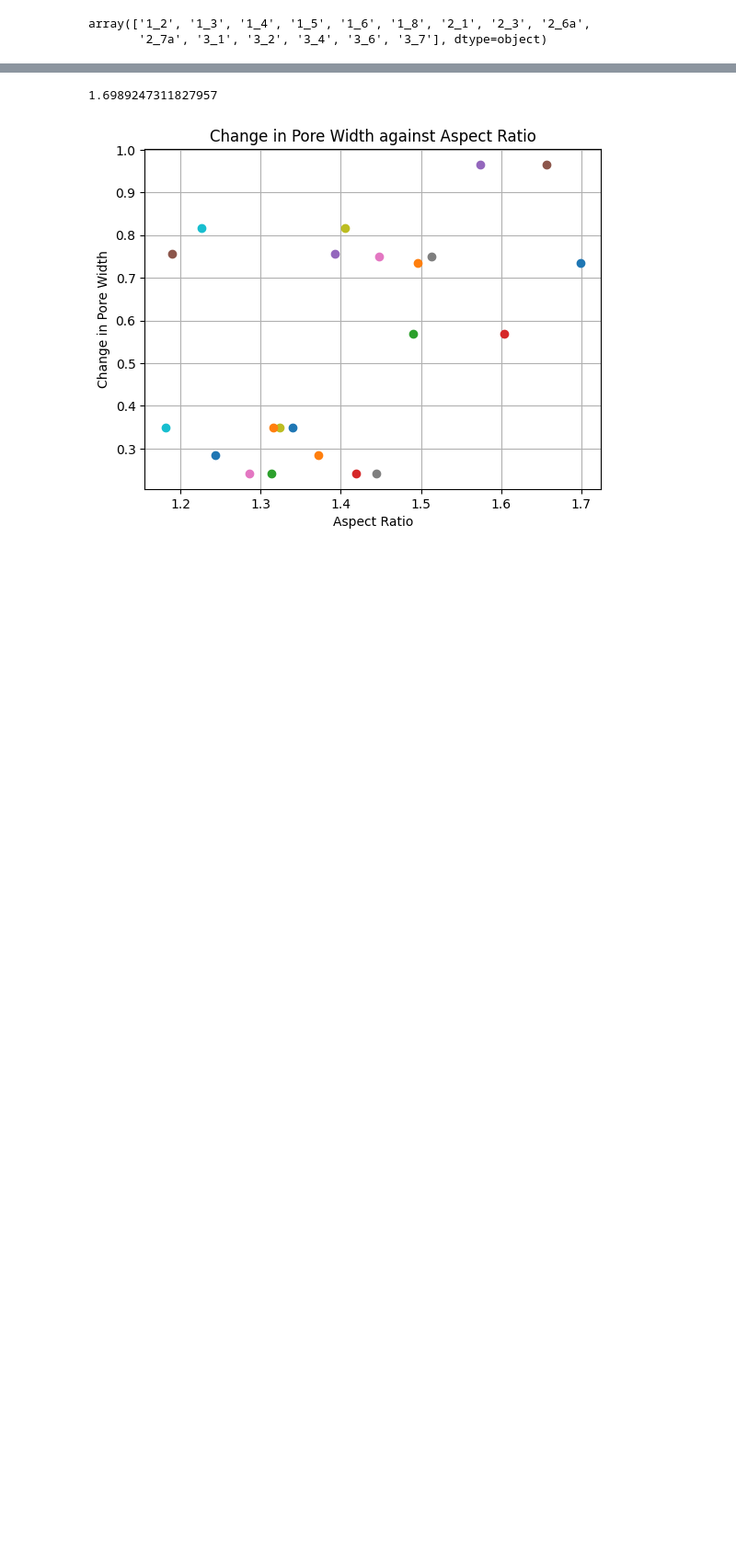
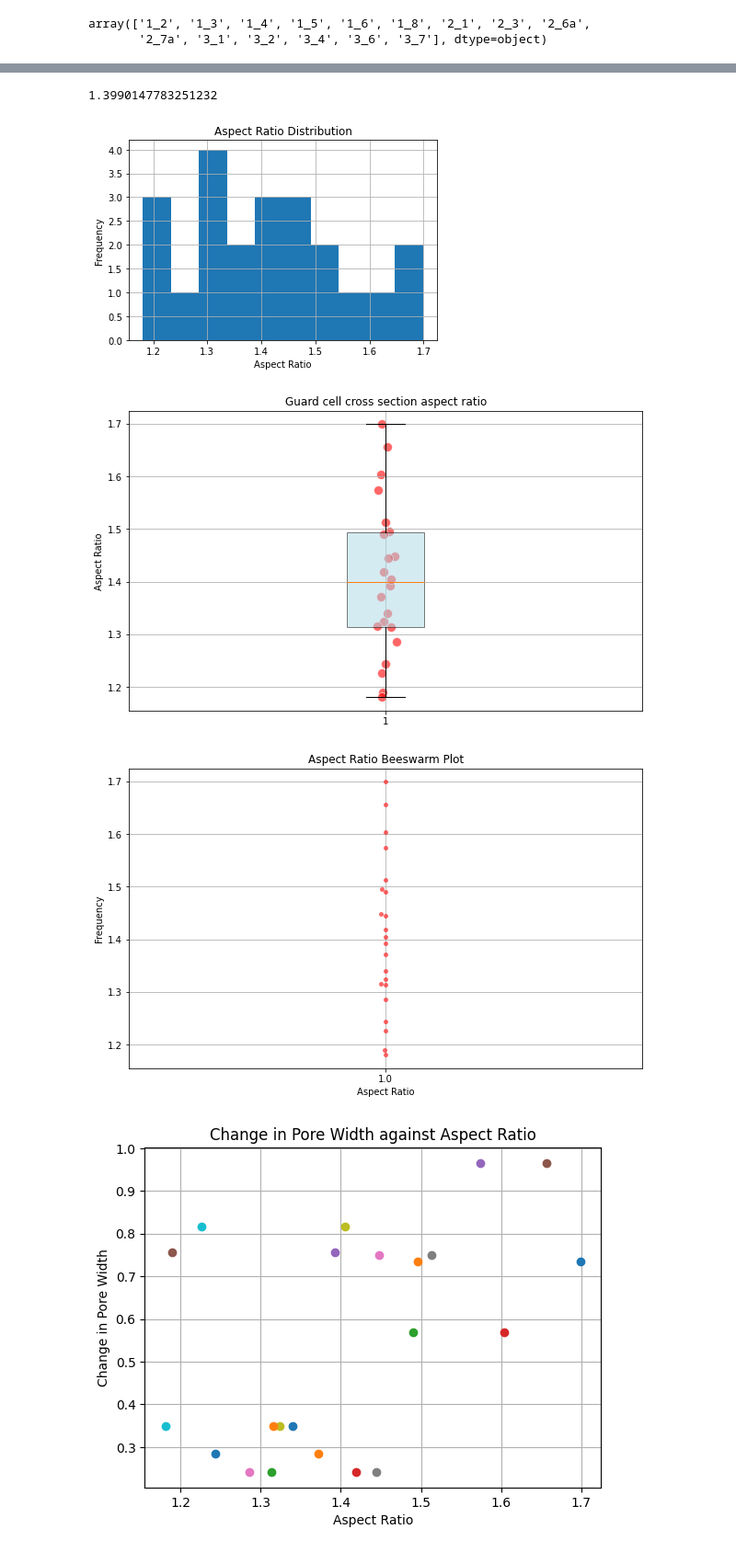
Before and after one commit to mtomtom/onion-stomatal-geometry, a Jupyter notebook: output/results.ipynb, the cells around one changed output, grey strips where cells are left out. Shown at 92% size. Saved outputs shown, nothing was run; the diff lists cells and outputs as text; code cells hidden in the pictures; blank space fills up the shorter version.

```diff
--- a/output/results.ipynb
+++ b/output/results.ipynb
@@ -277,7 +277,62 @@ sum(metrics) / len(metrics)
-# %%
-metrics[0]
-# %% [output]
-1.6989247311827957
+# %%
+import numpy as np
+np.median(metrics)
+# %% [output]
+1.3990147783251232
+# %%
+## Plot the spread of the aspect ratios (found in metrics)
+
+plt.hist(metrics, bins=10)
+plt.xlabel('Aspect Ratio')
+plt.ylabel('Frequency')
+plt.title('Aspect Ratio Distribution')
+plt.grid(True)
+plt.show()
+
+## Plot it as a boxplot, with the individual data points overlaid
+
+# Create a box plot with individual data points overlaid
+plt.figure(figsize=(10, 6))
+
+# Create the box plot with transparency
+box = plt.boxplot(metrics, vert=True, patch_artist=True, boxprops=dict(facecolor='lightblue', alpha=0.5))
+
+# Overlay individual data points with jitter
+x = np.random.normal(1, 0.01, size=len(metrics))  # Add jitter to the x-axis
+plt.scatter(x, metrics, color='red', alpha=0.6, edgecolors='w', s=100)
+
+# Add labels and title
+plt.ylabel('Aspect Ratio')
+plt.title('Guard cell cross section aspect ratio')
+plt.grid(True)
+plt.savefig('aspect_ratio.png', dpi=300)
+
+# Show the plot
+plt.show()
+
+import seaborn as sns
+import numpy as np
+
+# Create a DataFrame for the beeswarm plot
+import pandas as pd
+data = pd.DataFrame({'Aspect Ratio': metrics})
+
+# Create the beeswarm plot
+plt.figure(figsize=(10, 6))
+sns.swarmplot(x=np.ones_like(metrics), y='Aspect Ratio', data=data, color='red', alpha=0.6)
+
+# Add labels and title
+plt.xlabel('Aspect Ratio')
+plt.ylabel('Frequency')
+plt.title('Aspect Ratio Beeswarm Plot')
+plt.grid(True)
+
+# Show the plot
+plt.show()
+# %% [output]
+[figure, added]
+[figure, added]
+[figure, added]
 # %%
 ## Plot the aspect ratio against the change in pore width
 
```
Also changed, not shown: parts of 7 cells of this notebook, 29 other files.
